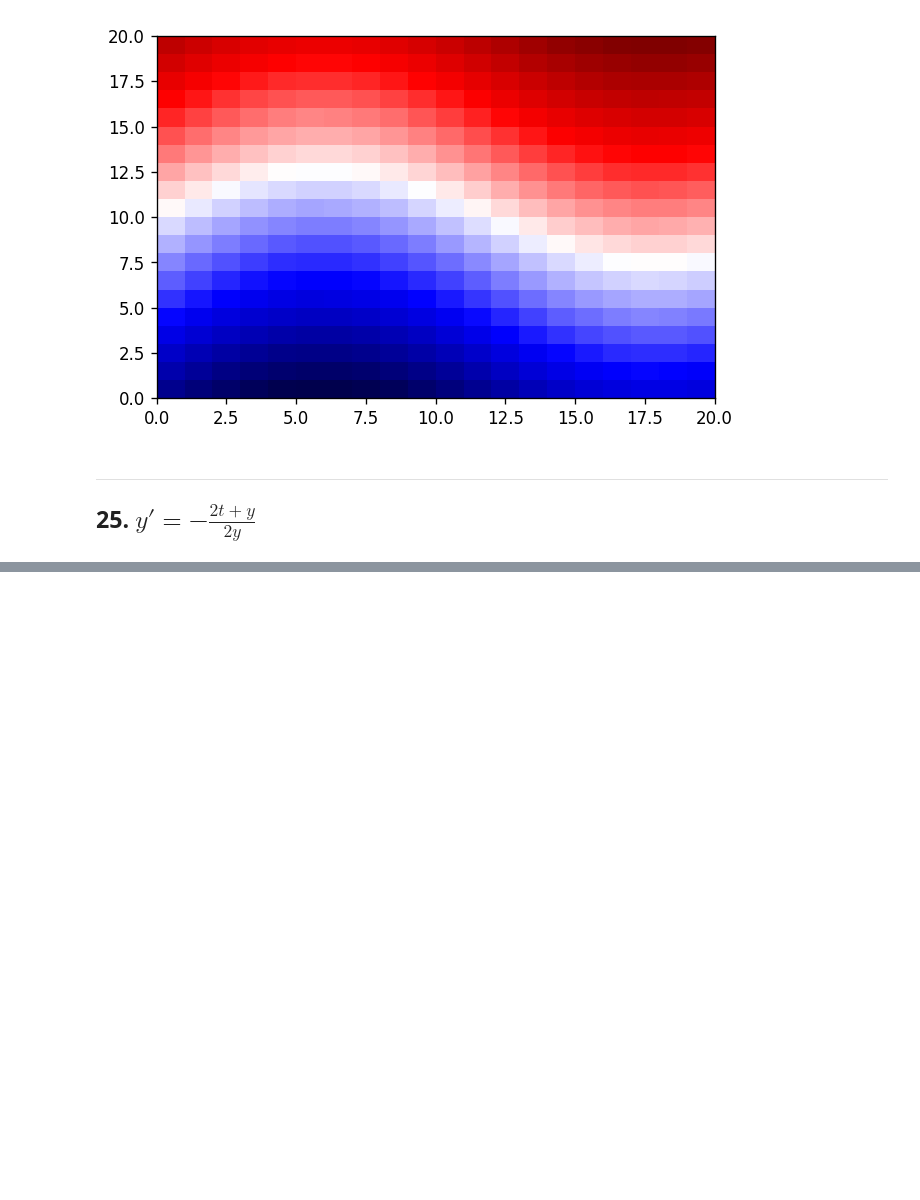
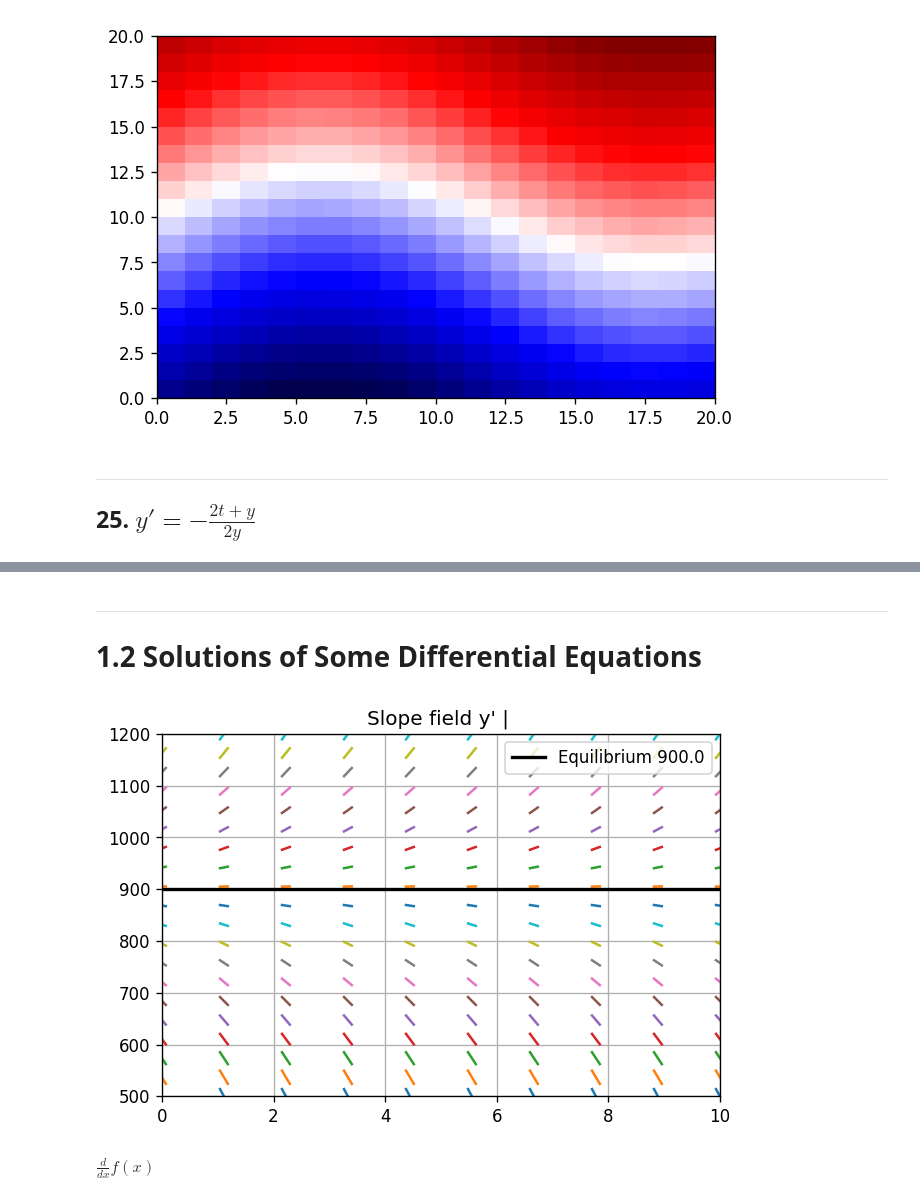
Before and after one commit to zemarchezi/BoyceDiPrima_DifferentialEq, a Jupyter notebook: Chapter_1.ipynb, the cells around one changed output, grey strips where cells are left out. Saved outputs shown, nothing was run; the diff lists cells and outputs as text; code cells hidden in the pictures; blank space fills up the shorter version.

```diff
--- a/Chapter_1.ipynb
+++ b/Chapter_1.ipynb
@@ -725,0 +732,42 @@ direction_field2v(symbol=["t", "y"], expression="3*sin(t)+ 1 + y", ylim=[-11,11]
+# %% [markdown]
+***
+
+# 1.2 Solutions of Some Differential Equations
+# %%
+def direction_field_wConst(symbol: str="",
+                           expression: str ="",
+                           ylim: list=[],
+                           tlim: list=[],
+                           problm_title: str="",
+                           constants: list=[]):
+
+
+    y = Symbol(symbol)
+    str_expr = expression
+    expr = sympify(str_expr)
+    v = solve(expr, y)
+    f = lambdify(y,expr)
+
+    y_array = np.linspace(ylim[0],ylim[1], 20)
+    t_array = np.linspace(tlim[0],tlim[1], 10)
+
+    plt.figure(dpi=120)
+    for i, j in itertools.product(t_array, y_array):
+        slope = f(j)
+        domain = np.linspace(i-0.07,i+0.07,2)
+        plt.plot(domain,fun_slope(i,j, slope, domain),solid_capstyle='projecting',solid_joinstyle='bevel')
+
+    for vv in v:
+        equilibrium = [vv] * len(t_array)
+        plt.plot(t_array,equilibrium,  c='k', linewidth=2.0, label=f"Equilibrium {float(vv)}")
+        plt.legend()
+    plt.xlim(np.min(t_array), np.max(t_array))
+    plt.ylim(ylim[0], ylim[1])
+    plt.title(f"Slope field y' | {problm_title}")
+    plt.grid(True)
+    plt.show()
+
+
+direction_field(symbol="y", expression="0.5*y - 450", ylim=[500,1200], tlim=[0,10], problm_title="")
+# %% [output]
+[figure, added]
@@ -725,0 +784,4 @@ direction_field2v(symbol=["t", "y"], expression="3*sin(t)+ 1 + y", ylim=[-11,11]
+# %%
+f(x).diff()
+# %% [output]
+$\displaystyle \frac{d}{d x} f{\left(x \right)}$
```
Also changed, not shown: parts of 11 cells of this notebook.
